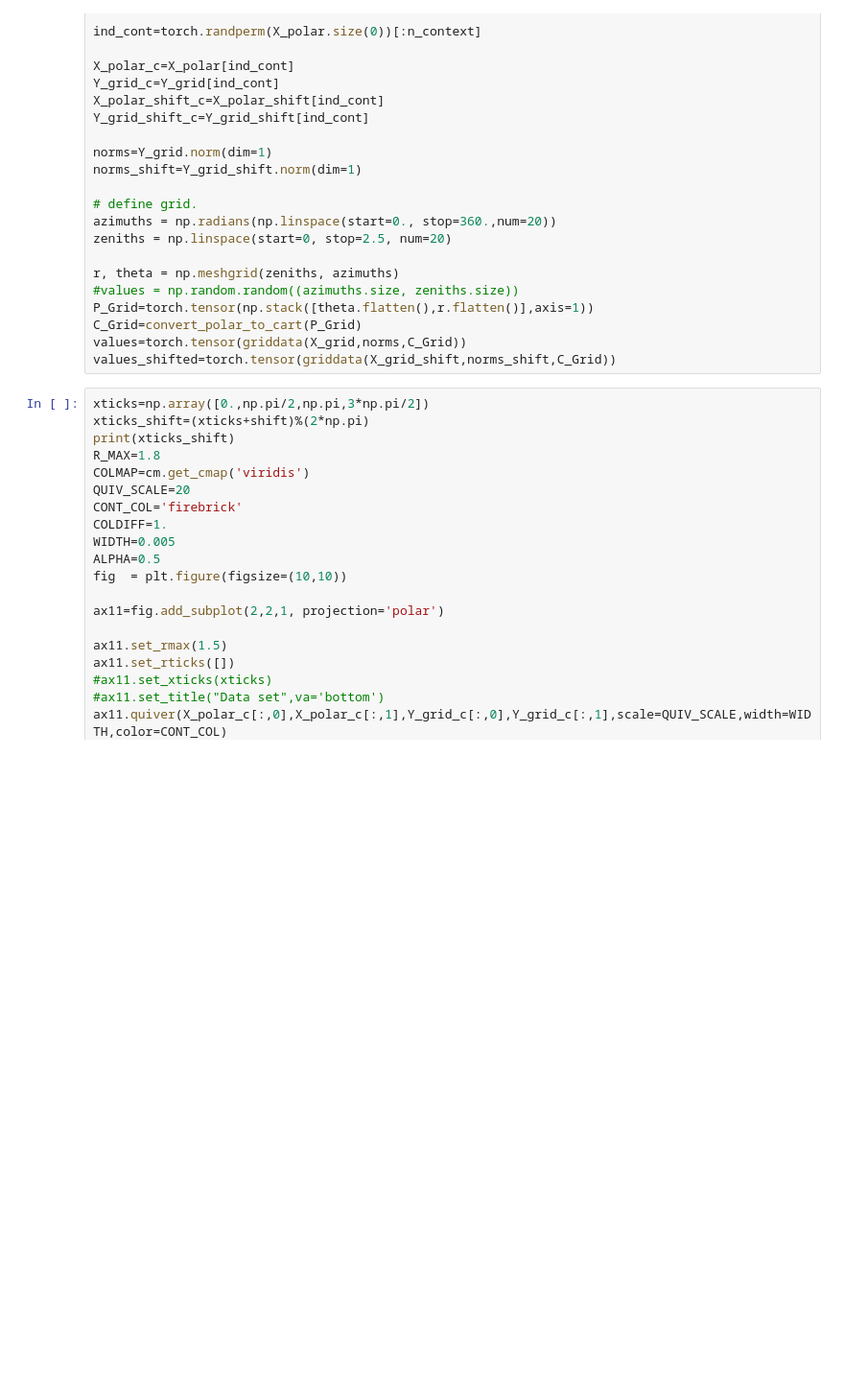
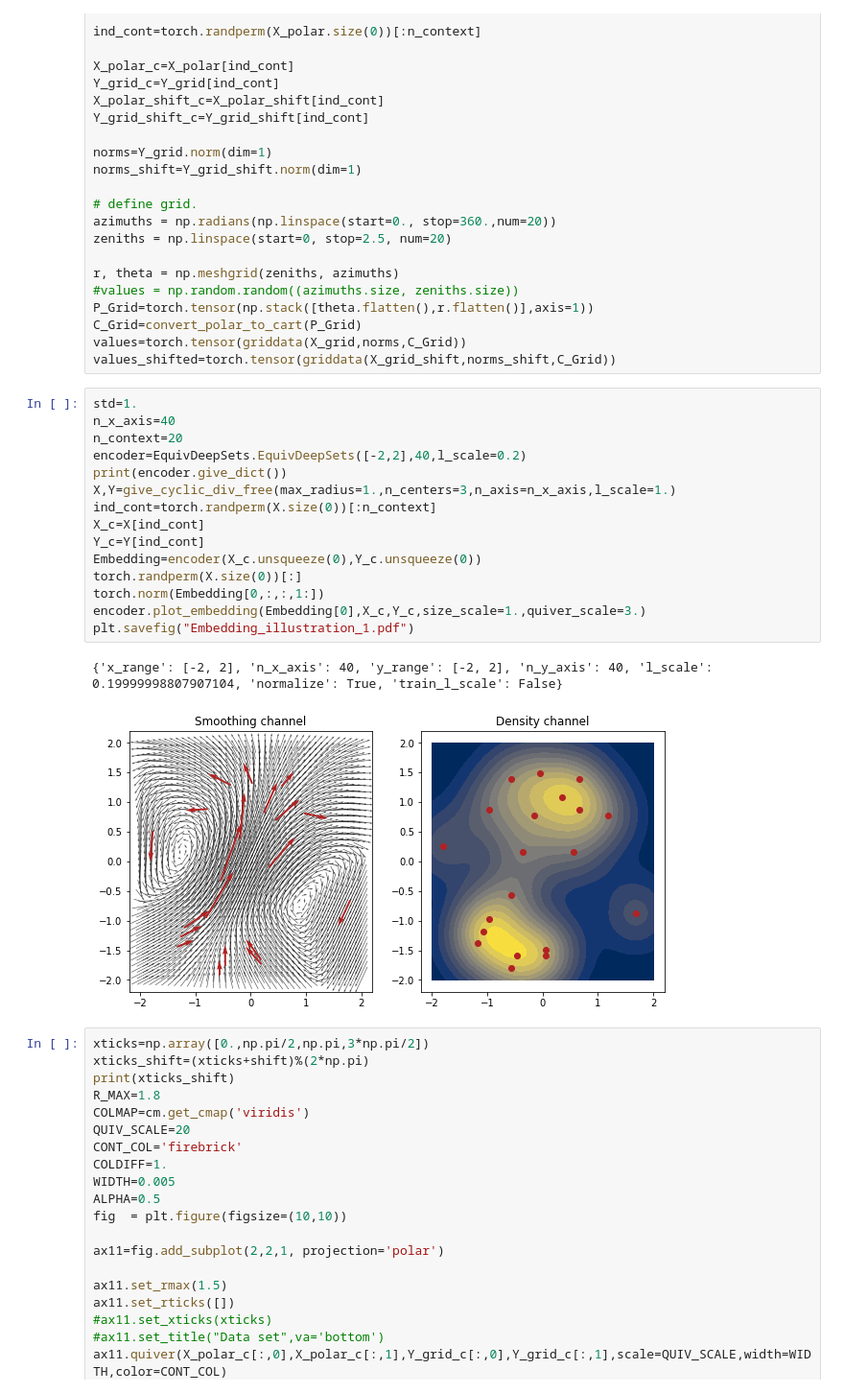
Before and after one commit to PeterHolderrieth/Steerable_CNPs, a Jupyter notebook: Plot_TexFile.ipynb, the cells around one changed output. Shown at 96% size. Drawn from its saved outputs; the diff is of its cells as text; blank space fills up the shorter version.

```diff
--- a/Plot_TexFile.ipynb
+++ b/Plot_TexFile.ipynb
@@ -70,6 +75,24 @@ P_Grid=torch.tensor(np.stack([theta.flatten(),r.flatten()],axis=1))
 C_Grid=convert_polar_to_cart(P_Grid)
 values=torch.tensor(griddata(X_grid,norms,C_Grid))
 values_shifted=torch.tensor(griddata(X_grid_shift,norms_shift,C_Grid))
+# %%
+std=1.
+n_x_axis=40
+n_context=20
+encoder=EquivDeepSets.EquivDeepSets([-2,2],40,l_scale=0.2)
+print(encoder.give_dict())
+X,Y=give_cyclic_div_free(max_radius=1.,n_centers=3,n_axis=n_x_axis,l_scale=1.)
+ind_cont=torch.randperm(X.size(0))[:n_context]
+X_c=X[ind_cont]
+Y_c=Y[ind_cont]
+Embedding=encoder(X_c.unsqueeze(0),Y_c.unsqueeze(0))
+torch.randperm(X.size(0))[:]
+torch.norm(Embedding[0,:,:,1:])
+encoder.plot_embedding(Embedding[0],X_c,Y_c,size_scale=1.,quiver_scale=3.)
+plt.savefig("Embedding_illustration_1.pdf")
+# %% [output]
+{'x_range': [-2, 2], 'n_x_axis': 40, 'y_range': [-2, 2], 'n_y_axis': 40, 'l_scale': 0.19999998807907104, 'normalize': True, 'train_l_scale': False}
+[figure, added]
 # %%
 xticks=np.array([0.,np.pi/2,np.pi,3*np.pi/2])
 xticks_shift=(xticks+shift)%(2*np.pi)
```
Also changed, not shown: parts of 1 cell of this notebook, 6 other files.
